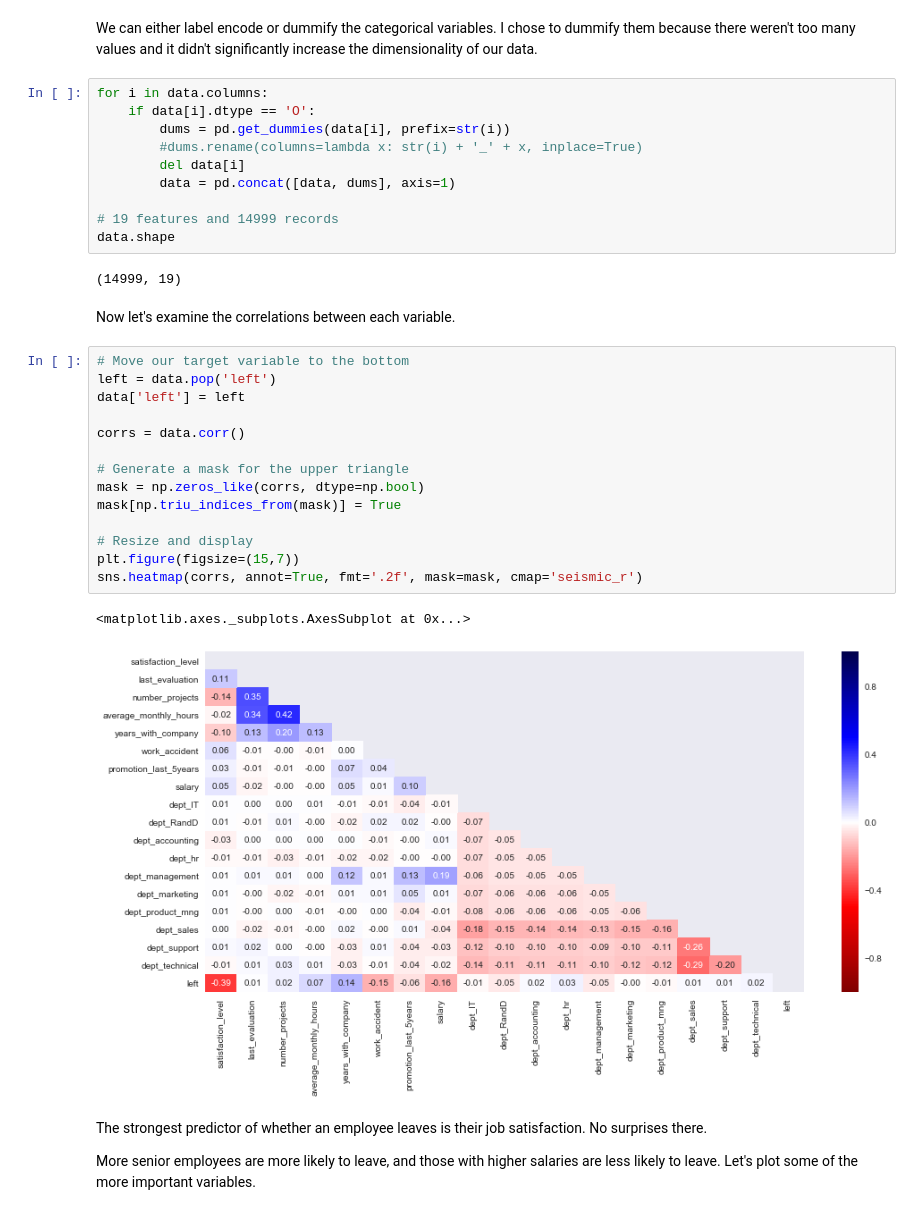
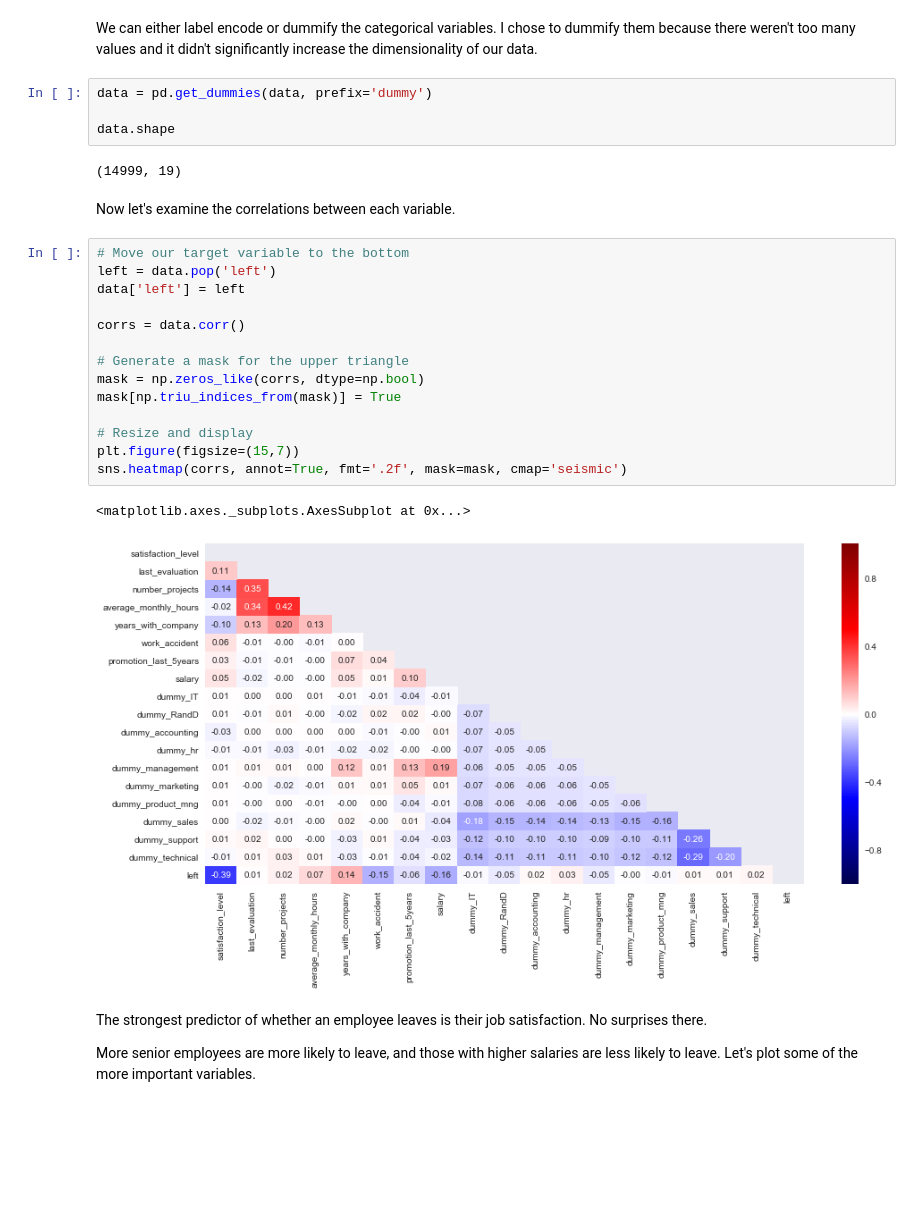
Before and after one commit to vincefav/machine-learning-portfolio, a Jupyter notebook: HR Analytics.ipynb, the cells around one changed output. Cells and saved outputs as stored; diff of their text form; blank space fills up the shorter version.

```diff
--- a/HR Analytics.ipynb
+++ b/HR Analytics.ipynb
@@ -55,37 +55,31 @@ salary_dict = {
 data['salary'] = data['salary'].map(salary_dict)
 # %% [markdown]
 We can either label encode or dummify the categorical variables. I chose to dummify them because there weren't too many values and it didn't significantly increase the dimensionality of our data.
-# %%
-for i in data.columns:
-    if data[i].dtype == 'O':
-        dums = pd.get_dummies(data[i], prefix=str(i))
-        #dums.rename(columns=lambda x: str(i) + '_' + x, inplace=True)
-        del data[i]
-        data = pd.concat([data, dums], axis=1)
-
-# 19 features and 14999 records
-data.shape
-# %% [output]
-(14999, 19)
+# %%
+data = pd.get_dummies(data, prefix='dummy')
+
+data.shape
+# %% [output]
+(14999, 19)
 # %% [markdown]
 Now let's examine the correlations between each variable.
 # %%
 # Move our target variable to the bottom
 left = data.pop('left')
 data['left'] = left
 
 corrs = data.corr()
 
 # Generate a mask for the upper triangle
 mask = np.zeros_like(corrs, dtype=np.bool)
 mask[np.triu_indices_from(mask)] = True
 
 # Resize and display
 plt.figure(figsize=(15,7))
-sns.heatmap(corrs, annot=True, fmt='.2f', mask=mask, cmap='seismic_r')
+sns.heatmap(corrs, annot=True, fmt='.2f', mask=mask, cmap='seismic')
 # %% [output]
 <matplotlib.axes._subplots.AxesSubplot at 0x...>
-[figure, old version]
+[figure, new version]
 # %% [markdown]
 The strongest predictor of whether an employee leaves is their job satisfaction. No surprises there.
 
```
Also changed, not shown: parts of 19 cells of this notebook.
